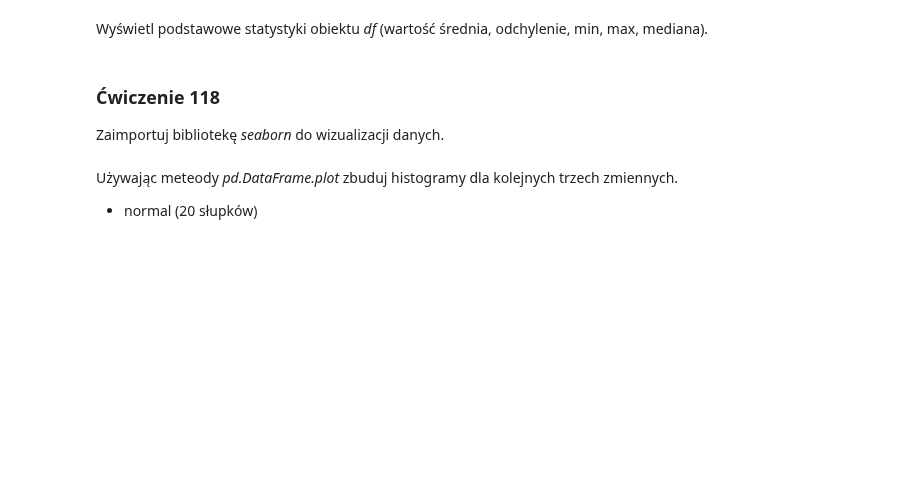
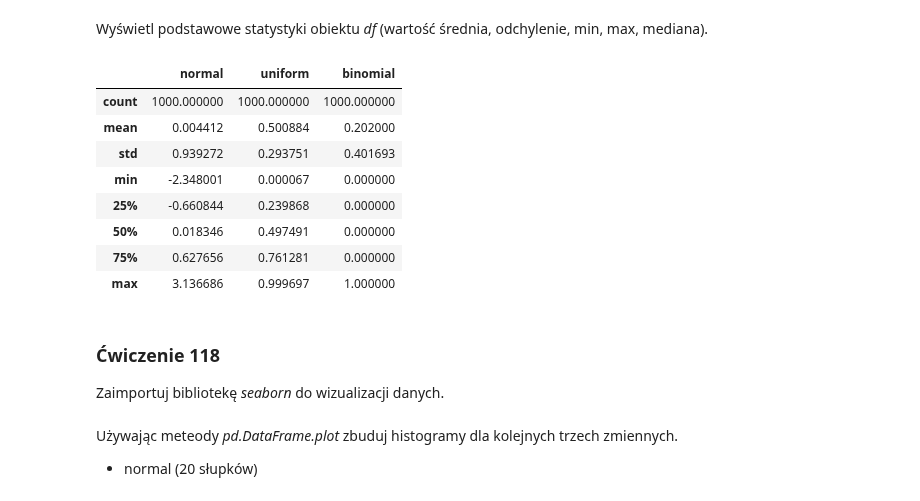
Before and after one commit to LucjanSakowicz/data-science-bootcamp, a Jupyter notebook: 09_exercises/111_120_exercises.ipynb, the cells around one changed output. Cells and saved outputs as stored; diff of their text form; code cells hidden in the pictures; blank space fills up the shorter version.

```diff
--- a/09_exercises/111_120_exercises.ipynb
+++ b/09_exercises/111_120_exercises.ipynb
@@ -235,3 +280,15 @@ Wyświetl podstawowe statystyki obiektu _df_ (wartość średnia, odchylenie, mi
+# %%
+df.describe()
+# %% [output]
+|  | normal | uniform | binomial |
+| count | 1000.000000 | 1000.000000 | 1000.000000 |
+| mean | 0.004412 | 0.500884 | 0.202000 |
+| std | 0.939272 | 0.293751 | 0.401693 |
+| min | -2.348001 | 0.000067 | 0.000000 |
+| 25% | -0.660844 | 0.239868 | 0.000000 |
+| 50% | 0.018346 | 0.497491 | 0.000000 |
+| 75% | 0.627656 | 0.761281 | 0.000000 |
+| max | 3.136686 | 0.999697 | 1.000000 |
 # %% [markdown]
 ### <a name='8'></a> Ćwiczenie 118
 Zaimportuj bibliotekę _seaborn_ do wizualizacji danych.
```
Also changed, not shown: parts of 10 cells of this notebook.
